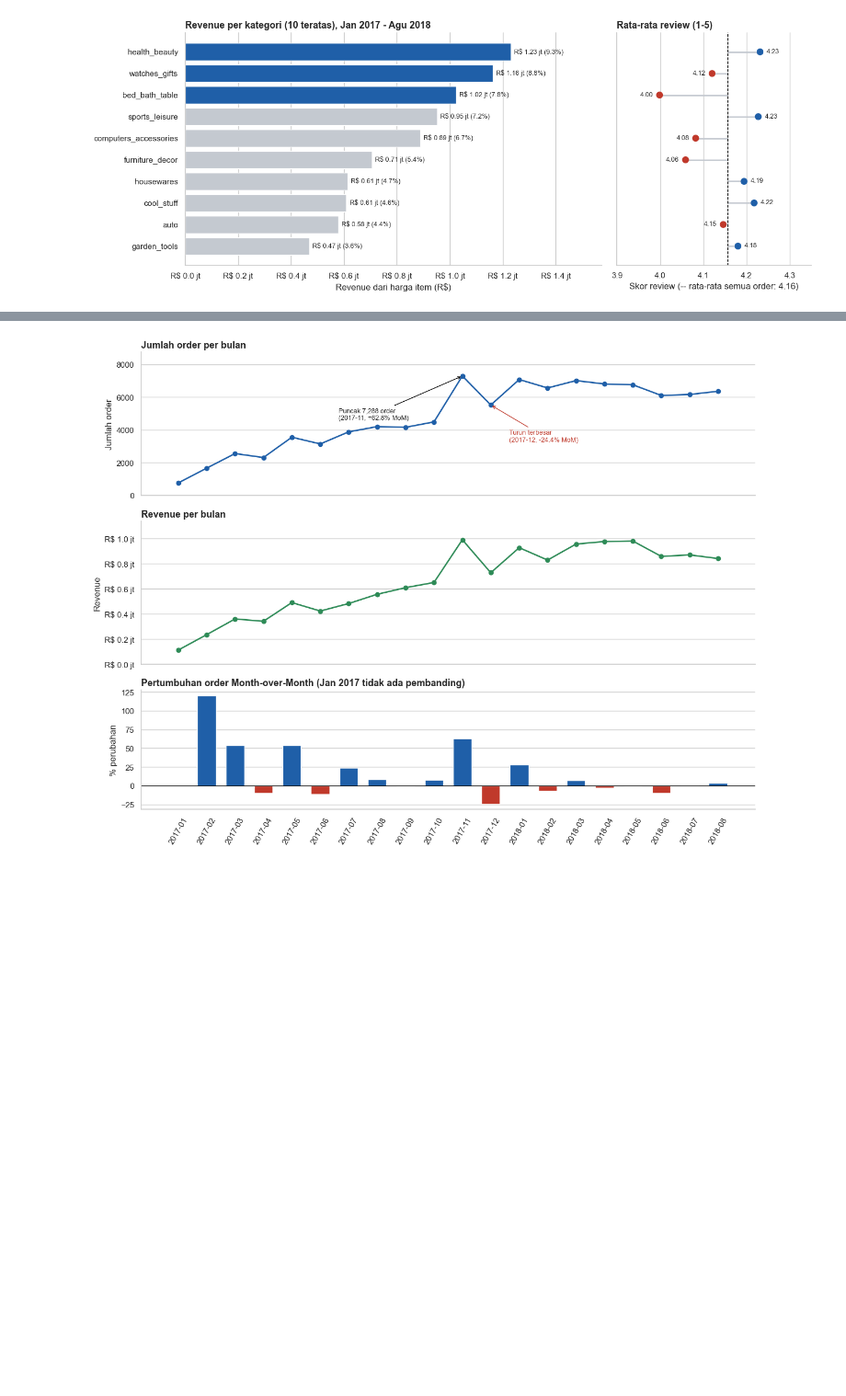
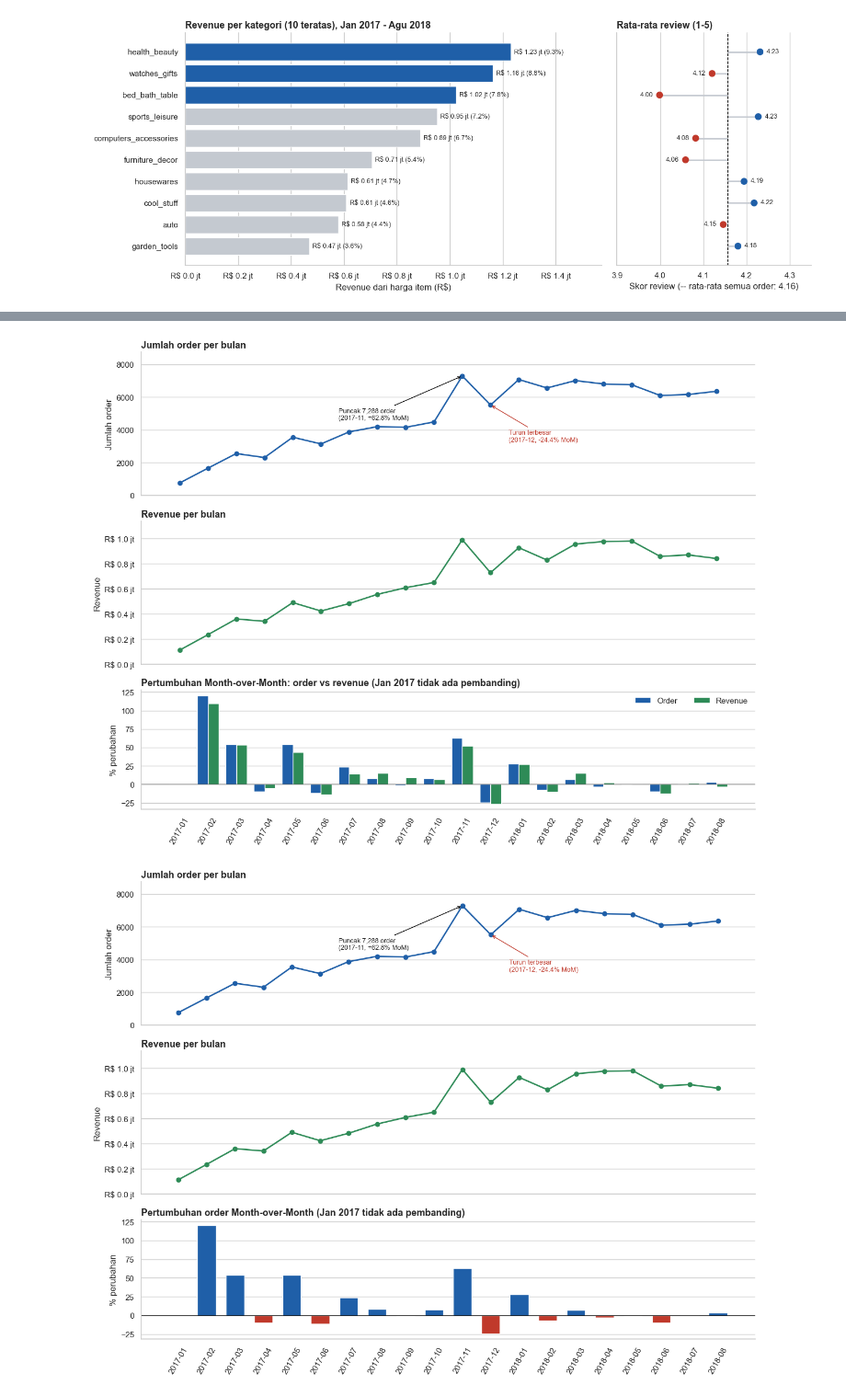
Before and after one commit to graceladyna/olist-dashboard, a Jupyter notebook: notebook.ipynb, the cells around one changed output, grey strips where cells are left out. Shown at 92% size. Saved outputs shown, nothing was run; the diff lists cells and outputs as text; code cells hidden in the pictures; blank space fills up the shorter version.

Commit message:
perbaikan sesuai review

```diff
--- a/notebook.ipynb
+++ b/notebook.ipynb
@@ -246,0 +326,9 @@ Harga item: median = 74.99 | maks = 6735.0
+# %%
+for col in datetime_cols_orders:
+    orders[col] = pd.to_datetime(orders[col])          # invalid value: object -> datetime
+for col in datetime_cols_reviews:
+    reviews[col] = pd.to_datetime(reviews[col])        # invalid value: object -> datetime
+
+orders.info()     # cek ulang tipe data setelah cleaning
+print()
+reviews.info()
@@ -249,4 +355,7 @@ Harga item: median = 74.99 | maks = 6735.0
 # %%
+orders = orders.drop_duplicates()
+print("Duplikat tersisa pada orders:", orders.duplicated().sum())
+
 MULAI, AKHIR = pd.Timestamp("2017-01-01"), pd.Timestamp("2018-08-31 23:59:59")
 
 orders_clean = orders[
@@ -488,3 +741,40 @@ Total order Jan-Agu 2018 vs Jan-Agu 2017: +139.9%
+# %%
+fig, (ax1, ax2, ax3) = plt.subplots(3, 1, figsize=(13, 10), sharex=True,
+                                    gridspec_kw={"height_ratios": [1.2, 1.2, 1]})
+x = bulanan.index.astype(str)
+
+# --- Panel 1: jumlah order + penanda lonjakan & penurunan
+ax1.plot(x, bulanan.jumlah_order, color=HIGHLIGHT, marker="o", lw=2)
+ax1.set_ylabel("Jumlah order"); ax1.set_title("Jumlah order per bulan", loc="left")
+ax1.set_ylim(0, bulanan.jumlah_order.max() * 1.2)
+naik = str(bulanan.order_mom_pct.iloc[2:].idxmax())   # lewati Feb 2017 (basis awal terlalu kecil)
+turun = str(bulanan.order_mom_pct.idxmin())
+ax1.annotate(f"Puncak {bulanan.jumlah_order.max():,} order\n({naik}, +{bulanan.order_mom_pct.loc[naik]:.1f}% MoM)",
+             xy=(naik, bulanan.jumlah_order.loc[naik]), xytext=(-170, -60), textcoords="offset points",
+             arrowprops=dict(arrowstyle="->", color="black"), fontsize=9)
+ax1.annotate(f"Turun terbesar\n({turun}, {bulanan.order_mom_pct.loc[turun]:.1f}% MoM)",
+             xy=(turun, bulanan.jumlah_order.loc[turun]), xytext=(25, -50), textcoords="offset points",
+             arrowprops=dict(arrowstyle="->", color=ALERT), color=ALERT, fontsize=9)
+
+# --- Panel 2: revenue
+ax2.plot(x, bulanan.revenue, color="#2e8b57", marker="o", lw=2)
+ax2.yaxis.set_major_formatter(FuncFormatter(rupiah_juta)); ax2.set_ylabel("Revenue")
+ax2.set_ylim(0, bulanan.revenue.max() * 1.15); ax2.set_title("Revenue per bulan", loc="left")
+
+# --- Panel 3: pertumbuhan MoM (%) untuk order dan revenue
+idx, lebar = np.arange(len(x)), 0.38
+ax3.bar(idx - lebar / 2, bulanan.order_mom_pct.fillna(0), lebar, color=HIGHLIGHT, label="Order")
+ax3.bar(idx + lebar / 2, bulanan.revenue_mom_pct.fillna(0), lebar, color="#2e8b57", label="Revenue")
+ax3.axhline(0, color="black", lw=0.8)
+ax3.set_xticks(idx); ax3.set_xticklabels(x)
+ax3.set_ylabel("% perubahan"); ax3.legend(frameon=False, ncol=2, loc="upper right")
+ax3.set_title("Pertumbuhan Month-over-Month: order vs revenue (Jan 2017 tidak ada pembanding)", loc="left")
+
+for ax in (ax1, ax2, ax3):
+    ax.tick_params(axis="x", rotation=60); ax.grid(axis="x", visible=False)
+sns.despine(); plt.tight_layout(); plt.show()
+# %% [output]
+[figure, added]
 # %%
 fig, (ax1, ax2, ax3) = plt.subplots(3, 1, figsize=(13, 10), sharex=True,
                                     gridspec_kw={"height_ratios": [1.2, 1.2, 1]})
```
Also changed, not shown: parts of 44 cells of this notebook, 2 other files.
